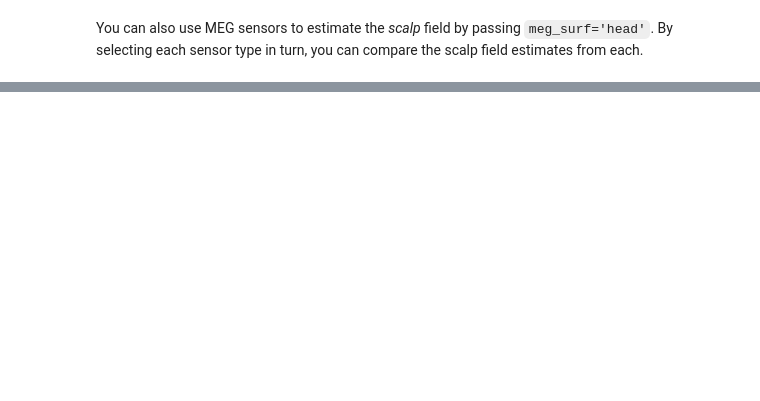
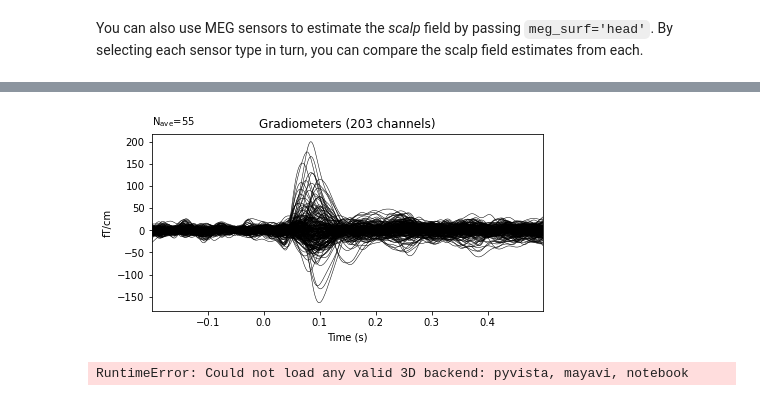
Before and after one commit to capitalallen/eeg-ml, a Jupyter notebook: allen/plot_20_visualize_evoked.ipynb, the cells around one changed output, grey strips where cells are left out. Cells and saved outputs as stored; diff of their text form; code cells hidden in the pictures; blank space fills up the shorter version.

```diff
--- a/allen/plot_20_visualize_evoked.ipynb
+++ b/allen/plot_20_visualize_evoked.ipynb
@@ -273,0 +344,11 @@ for ch_type in ('mag', 'grad', 'eeg'):
+# %%
+data_path = mne.datasets.sample.data_path()
+subjects_dir = op.join(data_path, 'subjects')
+fname_stc = op.join(data_path, 'MEG', 'sample', 'sample_audvis-meg-eeg-lh.stc')
+fname_evoked = op.join(data_path, 'MEG', 'sample', 'sample_audvis-ave.fif')
+
+evoked = mne.read_evokeds(fname_evoked, 'Left Auditory')
+evoked.pick_types(meg='grad').apply_baseline((None, 0.))
+max_t = evoked.get_peak()[1]
+
+stc = mne.read_source_estimate(fname_stc)
@@ -273,0 +373,9 @@ for ch_type in ('mag', 'grad', 'eeg'):
+# %%
+evoked.plot()
+
+stc.plot(views='lat', hemi='split', size=(800, 400), subject='sample',
+         subjects_dir=subjects_dir, initial_time=max_t,
+         time_viewer=False, show_traces=False)
+# %% [output]
+[figure, added]
+RuntimeError: Could not load any valid 3D backend: pyvista, mayavi, notebook
```
Also changed, not shown: parts of 13 cells of this notebook, 2 other files.
